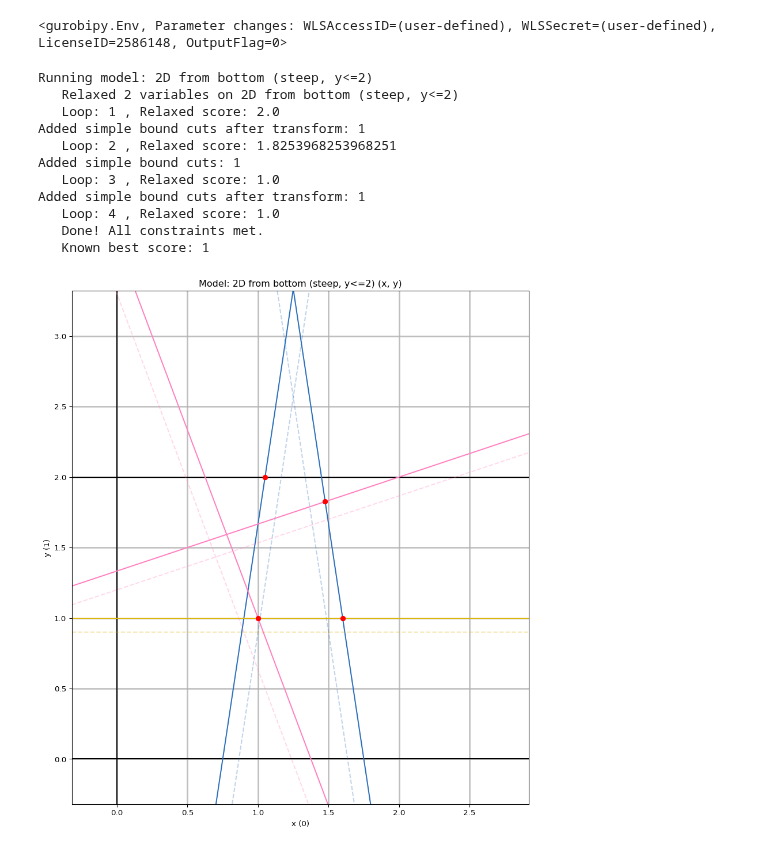
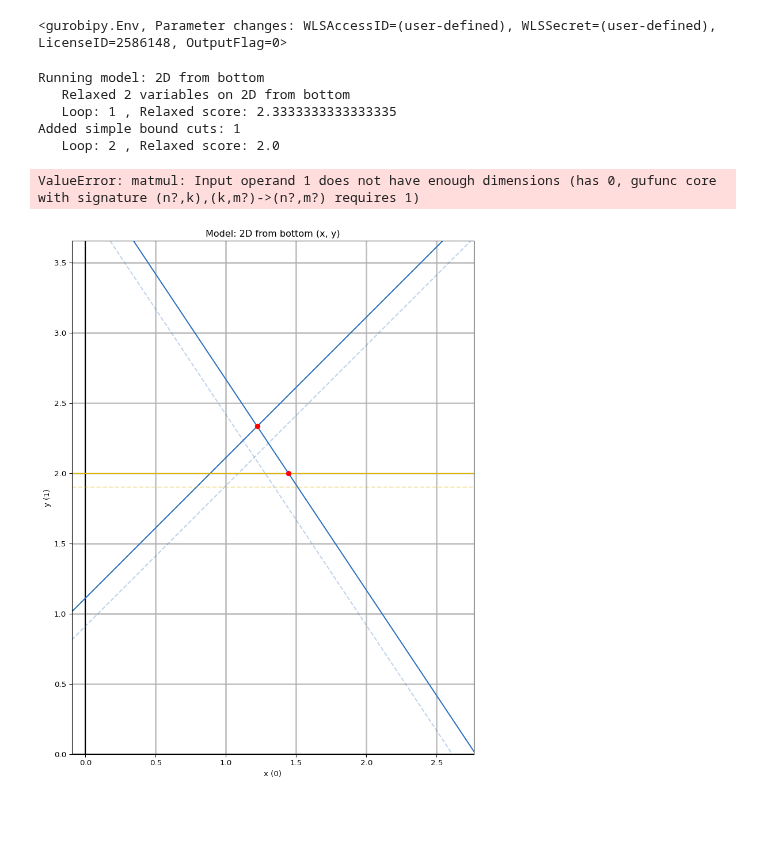
Before and after one commit to BrannonKing/intersection_cuts, a Jupyter notebook: main_one_cut.ipynb, the cells around one changed output. Saved outputs shown, nothing was run; the diff lists cells and outputs as text; code cells hidden in the pictures; blank space fills up the shorter version.

Commit message:
lots of transform experiments in progress

```diff
--- a/main_one_cut.ipynb
+++ b/main_one_cut.ipynb
@@ -25,14 +25,9 @@ env.start()
 # %% [output]
 <gurobipy.Env, Parameter changes: WLSAccessID=(user-defined), WLSSecret=(user-defined), LicenseID=2586148, OutputFlag=0>
 # %%
-%pip install gurobipy
-
 import importlib as il
 import numpy as np
 import gurobipy as gp
-import el_module as el  # Assuming el_module is the correct module name
-import gu_module as gu  # Assuming gu_module is the correct module name
-import pu_module as pu  # Assuming pu_module is the correct module name
 
 il.reload(el)
 il.reload(gu)
@@ -105,24 +100,17 @@ def add_cut(relaxed: gp.Model, integer_vars, integer_idx, plotter):
     for col, j in enumerate(col_to_var_idx):
         if j < len(variables):
             # print("Var INFO:", variables[j].VarName, "VBasis", variables[j].VBasis, "LB", variables[j].LB, "UB", variables[j].UB)
-            # if variables[j].VBasis == -2:
-                # tableau[:, col] = 1.0 - tableau[:, col]
-            if variables[j].VBasis == -1:  # not sure what to do with VBasis=-3
-                tableau[:, col] = -tableau[:, col]  # variables[j].LB
-                if variables[j].LB != 0.0:
-                    print("Warning: LB is nonzero for variable", variables[j].VarName, "LB", variables[j].LB, "UB", variables[j].UB)
+            if variables[j].VBasis == -2:
+                tableau[:, col] = -tableau[:, col]
         else:
             constraint = constraints[j - len(variables)]
-            # this might not be right: scip has status and tests for A_i*x being at lower or upper bound
-            # if np.isclose(constraint.Slack, 0.0, atol=tol):
-            #     tableau[:, col] = -tableau[:, col]
-            if constraint.Sense != '>':  # Achterberg said lt and lte are standard; should just need to flip gt
+            if constraint.Sense == '>':  # Achterberg said lt and lte are standard; should just need to flip gt
                 tableau[:, col] = -tableau[:, col]
 
     # if tableau.shape[0] * tableau.shape[1] < 100:
     #     failures = gu.validate_corner(relaxed, basis, tableau, col_to_var_idx)
     #     assert failures == 0
-    # tableau = -tableau
+    tableau = -tableau
     # colors = ['xkcd:salmon', 'xkcd:orange']
     # for col, j in enumerate(col_to_var_idx):
     #     xpr: gp.LinExpr = 0.0
@@ -187,8 +175,9 @@ def add_cut(relaxed: gp.Model, integer_vars, integer_idx, plotter):
     #             tableau[:, col] = variables[j].UB + tableau[:, col]
     u: np.ndarray = find_unimodular(tableau, to_cut[0][0], tol)
     tableau2 = tableau @ u
-    # ui = np.linalg.inv(u)
+    ui = np.linalg.inv(u)
     # assert ui == u
+    # col_vars = ui @ col_vars
 
     for row, base, x in to_cut:
         if np.all(np.isclose(tableau2[row], 0.0, atol=tol)):
@@ -203,20 +192,20 @@ def add_cut(relaxed: gp.Model, integer_vars, integer_idx, plotter):
             # cuts.append((x - tableau2[row] @ col_vars <= np.floor(x), 'xkcd:teal'))
             # cuts.append((x + tableau2[row] @ col_vars >= np.ceil(x), 'xkcd:berry'))
             # oversimplified for the moment:
-            if relaxed.ModelSense == gp.GRB.MAXIMIZE:
-                cuts.append((x - tableau2[row] @ col_vars <= np.floor(x), 'xkcd:teal'))
-            else:
-                cuts.append((x + tableau2[row] @ col_vars >= np.ceil(x), 'xkcd:berry'))
+            # if relaxed.ModelSense == gp.GRB.MAXIMIZE:
+            #     cuts.append((x - tableau2[row] @ col_vars <= np.floor(x), 'xkcd:teal'))
+            # else:
+            cuts.append((x + tableau2[row] @ col_vars) @ ui[] >= np.ceil(x), 'xkcd:berry'))
         elif np.all(tableau2[row] <= tol):
-            if relaxed.ModelSense != gp.GRB.MAXIMIZE:
-                cuts.append((x - tableau2[row] @ col_vars >= np.ceil(x), 'xkcd:orange'))
-            else:
-                cuts.append((x + tableau2[row] @ col_vars <= np.floor(x), 'xkcd:brown'))
+            # if relaxed.ModelSense != gp.GRB.MAXIMIZE:
+            #     cuts.append((x - tableau2[row] @ col_vars >= np.ceil(x), 'xkcd:orange'))
+            # else:
+            cuts.append((x + tableau2[row] @ col_vars) <= np.floor(x), 'xkcd:brown'))
             # elif np.all(tableau2[row] <= tol):
             # cuts.append((x + tableau2[row] @ col_vars >= np.ceil(x), 'xkcd:berry'))
             # cuts.append((x - tableau2[row] @ col_vars <= np.floor(x), 'xkcd:teal'))
 
-        if True:  # do the split cut
+        if False:  # do the split cut
             points = []
             for col, ray in enumerate(tableau.T):
                 rr = ray[row]
@@ -247,45 +236,40 @@ def add_cut(relaxed: gp.Model, integer_vars, integer_idx, plotter):
 
     return False
 
 def run_cuts_to_relaxed_sol(instances, loops=8, graph_2D_3D=True):
     for instance in instances:
         model: gp.Model = instance.as_gurobi_model()
         print("Running model:", model.ModelName)
         model.params.LogToConsole = 0
         model.update()
         plotter = pu.create(model) if graph_2D_3D else None
         # gu.standardize_gt_to_lt(model)
         int_vars, int_idx = gu.relax_int_or_bin_to_continuous(model)
         for i in range(loops):
             model.optimize()
             if model.Status != gp.GRB.OPTIMAL:
                 print("   FAILED! Status:", model.Status)
                 break
 
             print("   Loop:", i+1, ", Relaxed score:", model.getObjective().getValue())
             if not add_cut(model, int_vars, int_idx, plotter):
                 print("   Done! All constraints met.")
                 break
 
         print("   Known best score:", instance.score if instance.known_optimum else "unknown")
         if plotter is not None:
             plotter.render()
 
 # test the cuts on simple examples (5-8 don't draw all cuts correctly): fails: 1, 3
-run_cuts_to_relaxed_sol(list(el.get_instances(env).values())[4:5], loops=12)
+run_cuts_to_relaxed_sol(list(el.get_instances(env).values())[0:3], loops=2)
 # %% [output]
-Running model: 2D from bottom (steep, y<=2)
-   Relaxed 2 variables on 2D from bottom (steep, y<=2)
-   Loop: 1 , Relaxed score: 2.0
-Added simple bound cuts after transform: 1
-   Loop: 2 , Relaxed score: 1.8253968253968251
+Running model: 2D from bottom
+   Relaxed 2 variables on 2D from bottom
+   Loop: 1 , Relaxed score: 2.3333333333333335
 Added simple bound cuts: 1
-   Loop: 3 , Relaxed score: 1.0
-Added simple bound cuts after transform: 1
-   Loop: 4 , Relaxed score: 1.0
-   Done! All constraints met.
-   Known best score: 1
+   Loop: 2 , Relaxed score: 2.0
+ValueError: matmul: Input operand 1 does not have enough dimensions (has 0, gufunc core with signature (n?,k),(k,m?)->(n?,m?) requires 1)
-[figure, old version]
+[figure, new version]
 # %%
 miplib_instances = ml.get_instances()
 miplib_subset = [miplib_instances['air05'], miplib_instances['markshare2']]  # mas76
```
Also changed, not shown: 5 other files.
